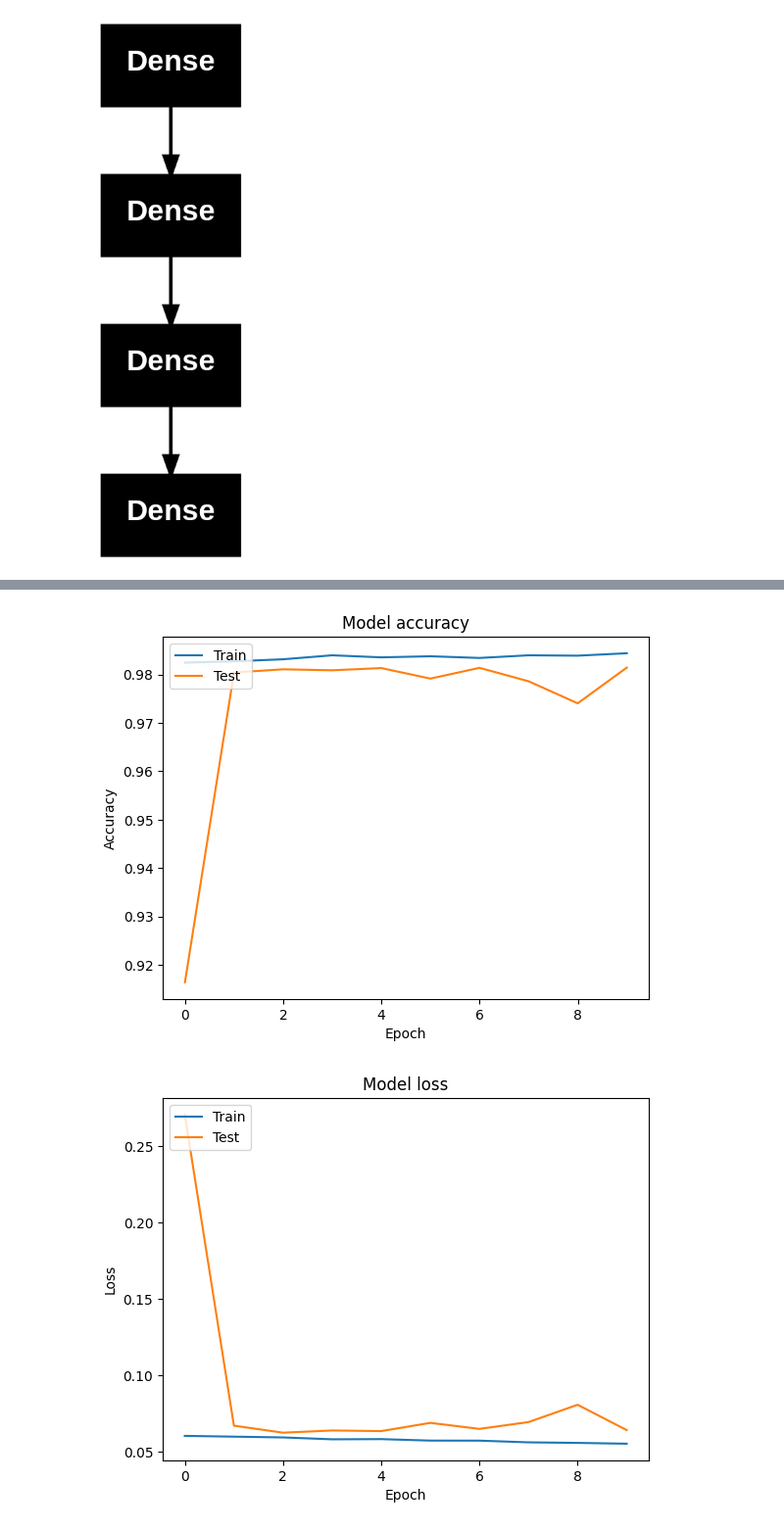
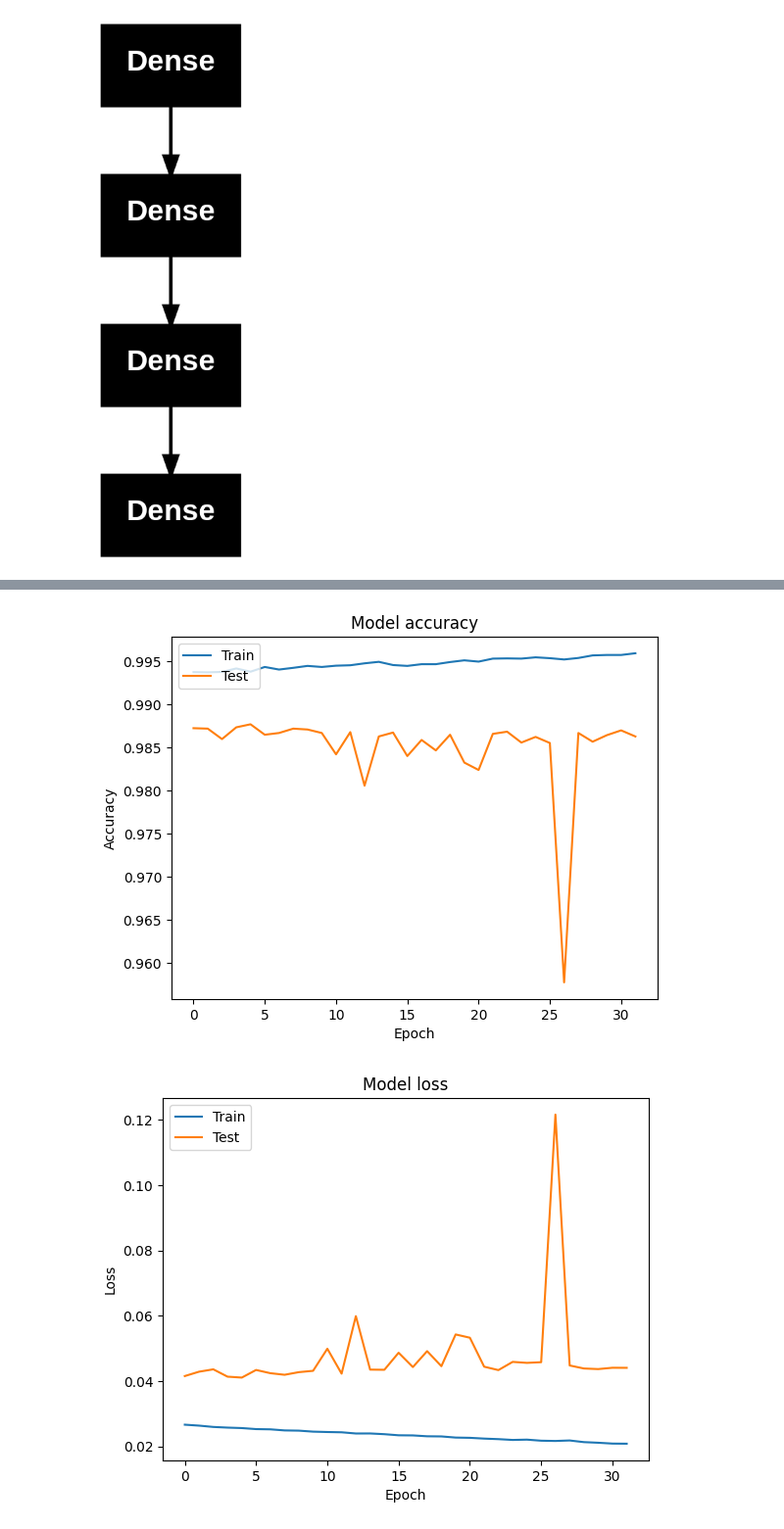
Before and after one commit to Abhipatidar22/Abhinandan-machine-learning-, a Jupyter notebook: ABHINANDAN_VI_SEM_ANN_Neuralnetwork_for_Mnistnumber_dataset.ipynb, the cells around one changed output, grey strips where cells are left out. Shown at 98% size. Saved outputs shown, nothing was run; the diff lists cells and outputs as text; code cells hidden in the pictures.

```diff
--- a/ABHINANDAN_VI_SEM_ANN_Neuralnetwork_for_Mnistnumber_dataset.ipynb
+++ b/ABHINANDAN_VI_SEM_ANN_Neuralnetwork_for_Mnistnumber_dataset.ipynb
@@ -182,7 +183,7 @@ plot_model(abhinandan, to_file='model.png')
 [figure]
 # %%
 import matplotlib.pyplot as plt
-history =abhinandan.fit(train_images, train_labels, validation_split=0.33,epochs=10, batch_size=64)
+history =abhinandan.fit(train_images, train_labels, validation_split=0.33,epochs=32, batch_size=64)
 history_dict = history.history
 print(history_dict.keys())
 plt.plot(history.history['accuracy'])
@@ -221,3 +222,3 @@ Epoch 10/10
 dict_keys(['accuracy', 'loss', 'val_accuracy', 'val_loss'])
-[figure, old version]
+[figure, new version]
-[figure, old version]
+[figure, new version]
```
Also changed, not shown: parts of 5 cells of this notebook.
